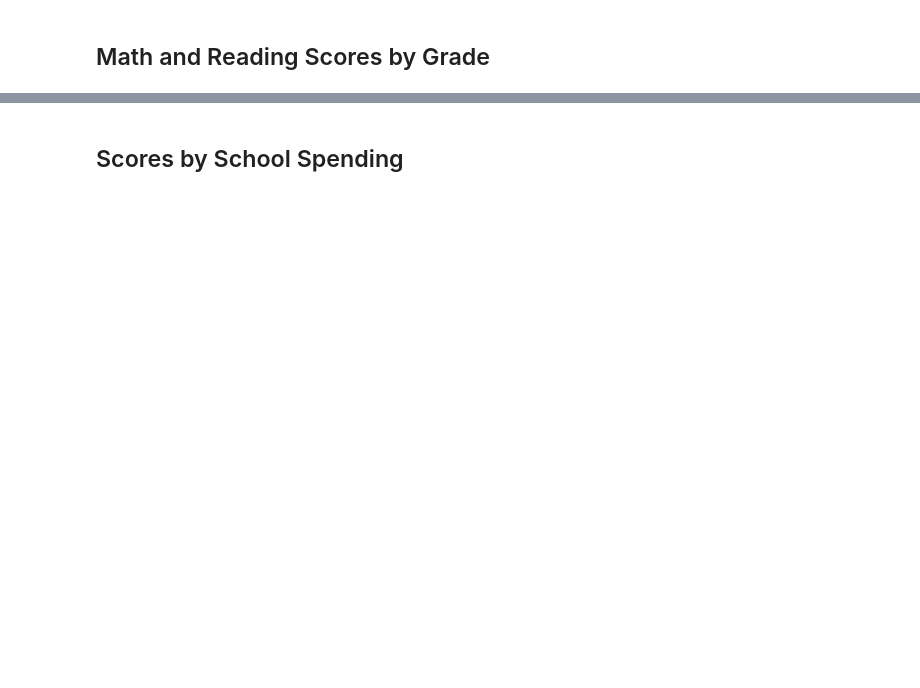
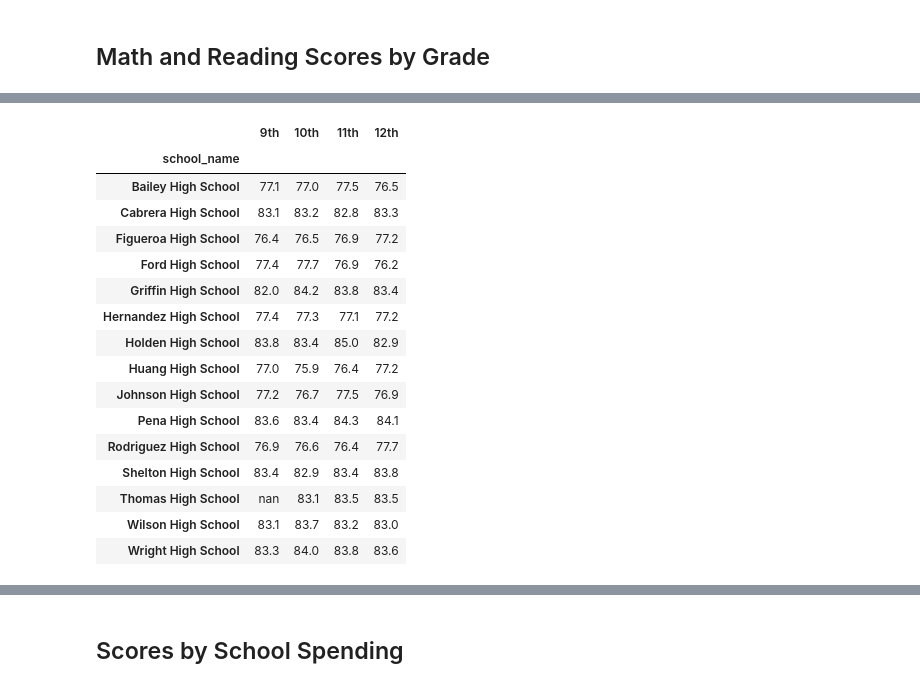
Before and after one commit to GWinkelman/School_District_Analysis, a Jupyter notebook: PyCitySchools_Challenge_testing.ipynb, the cells around one changed output, grey strips where cells are left out. Cells and saved outputs as stored; diff of their text form; code cells hidden in the pictures; blank space fills up the shorter version.

```diff
--- a/PyCitySchools_Challenge_testing.ipynb
+++ b/PyCitySchools_Challenge_testing.ipynb
@@ -368,0 +435,31 @@ per_school_summary_df
+# %%
+# Format each grade column.
+math_scores_grade["9th"] = math_scores_grade["9th"].map("{:.1f}".format)
+math_scores_grade["10th"] = math_scores_grade["10th"].map("{:.1f}".format)
+math_scores_grade["11th"] = math_scores_grade["11th"].map("{:.1f}".format)
+math_scores_grade["12th"] = math_scores_grade["12th"].map("{:.1f}".format)
+
+reading_scores_grade["9th"] = reading_scores_grade["9th"].map("{:.1f}".format)
+reading_scores_grade["10th"] = reading_scores_grade["10th"].map("{:.1f}".format)
+reading_scores_grade["11th"] = reading_scores_grade["11th"].map("{:.1f}".format)
+reading_scores_grade["12th"] = reading_scores_grade["12th"].map("{:.1f}".format)
+# %%
+math_scores_grade
+# %% [output]
+|  | 9th | 10th | 11th | 12th |
+| school_name |  |  |  |  |
+| Bailey High School | 77.1 | 77.0 | 77.5 | 76.5 |
+| Cabrera High School | 83.1 | 83.2 | 82.8 | 83.3 |
+| Figueroa High School | 76.4 | 76.5 | 76.9 | 77.2 |
+| Ford High School | 77.4 | 77.7 | 76.9 | 76.2 |
+| Griffin High School | 82.0 | 84.2 | 83.8 | 83.4 |
+| Hernandez High School | 77.4 | 77.3 | 77.1 | 77.2 |
+| Holden High School | 83.8 | 83.4 | 85.0 | 82.9 |
+| Huang High School | 77.0 | 75.9 | 76.4 | 77.2 |
+| Johnson High School | 77.2 | 76.7 | 77.5 | 76.9 |
+| Pena High School | 83.6 | 83.4 | 84.3 | 84.1 |
+| Rodriguez High School | 76.9 | 76.6 | 76.4 | 77.7 |
+| Shelton High School | 83.4 | 82.9 | 83.4 | 83.8 |
+| Thomas High School | nan | 83.1 | 83.5 | 83.5 |
+| Wilson High School | 83.1 | 83.7 | 83.2 | 83.0 |
+| Wright High School | 83.3 | 84.0 | 83.8 | 83.6 |
```
Also changed, not shown: parts of 24 cells of this notebook.
